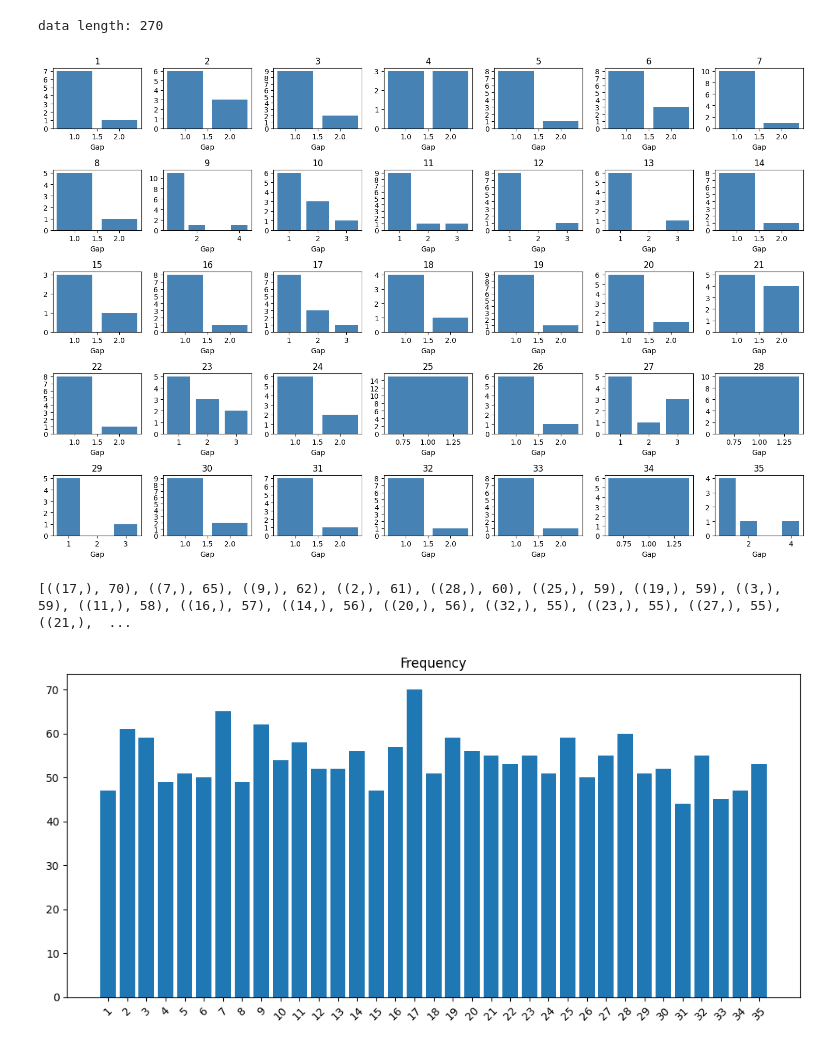
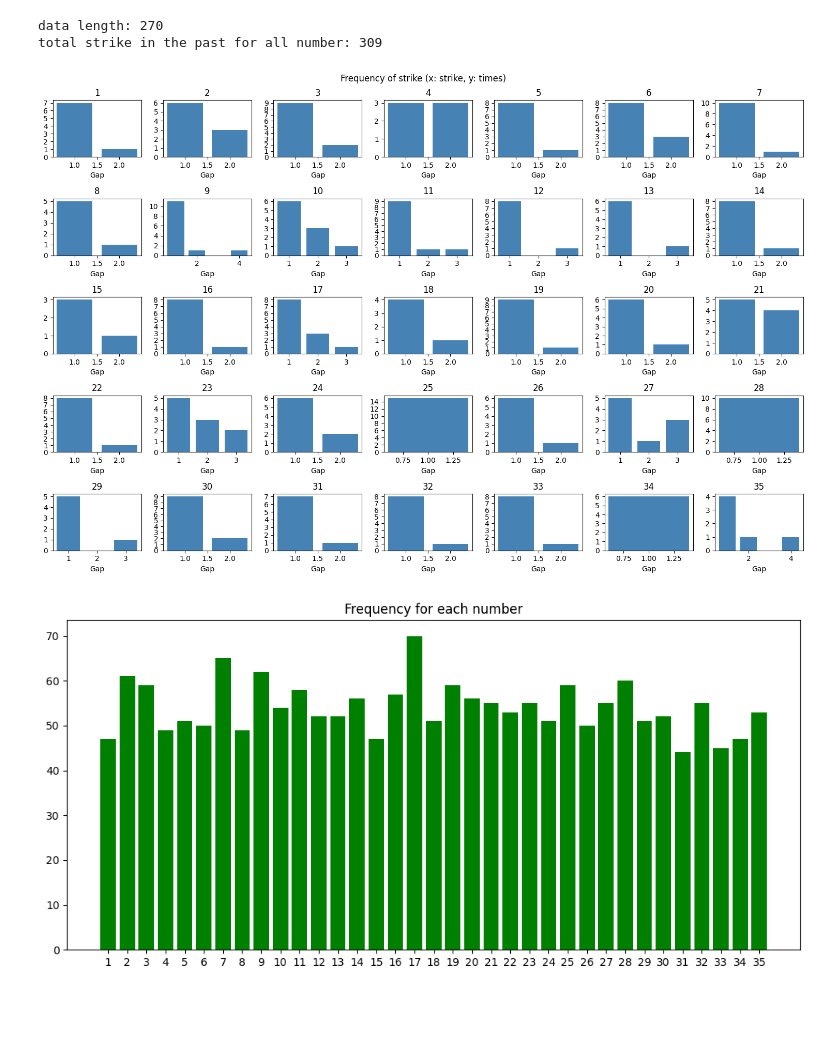
Before and after one commit to jackytsheng/bootup-script, a Jupyter notebook: python-scripts/powerball.ipynb, the cells around one changed output. Saved outputs shown, nothing was run; the diff lists cells and outputs as text; code cells hidden in the pictures; blank space fills up the shorter version.

```diff
--- a/python-scripts/powerball.ipynb
+++ b/python-scripts/powerball.ipynb
@@ -392,29 +407,28 @@ data length: 270
 # %%
 print(f"data length: {len(rows)}")
 result = find_consecutive_strikes(rows)
-
-plot(result)
+print(f'total strike in the past for all number: {sum(result.values())}')
+plot(result,"steelblue","Frequency of strike (x: strike, y: times)")
 # %% [output]
 data length: 270
+total strike in the past for all number: 309
-[figure, old version]
+[figure, new version]
 # %%
 
 one_result = find_frequent_combinations(rows, 1)
-print(one_result)
 x_values = [e[0][0] for e in one_result]
 y_values = [e[1] for e  in one_result]
 
 fig, ax = plt.subplots(figsize=(10, 5))
-ax.bar(x_values, y_values)
-ax.set_title('Frequency')
+ax.bar(x_values, y_values,color="green")
+ax.set_title('Frequency for each number')
 ax.set_xticks(x_values)
-ax.set_xticklabels(x_values, rotation=45)
+ax.set_xticklabels(x_values)
 
 plt.tight_layout()
 plt.show()
 # %% [output]
-[((17,), 70), ((7,), 65), ((9,), 62), ((2,), 61), ((28,), 60), ((25,), 59), ((19,), 59), ((3,), 59), ((11,), 58), ((16,), 57), ((14,), 56), ((20,), 56), ((32,), 55), ((23,), 55), ((27,), 55), ((21,),  ...
-[figure, old version]
+[figure, new version]
 # %%
 print(f"data length: {len(rows)}")
 for i in range(1,8):
```
Also changed, not shown: parts of 9 cells of this notebook.
